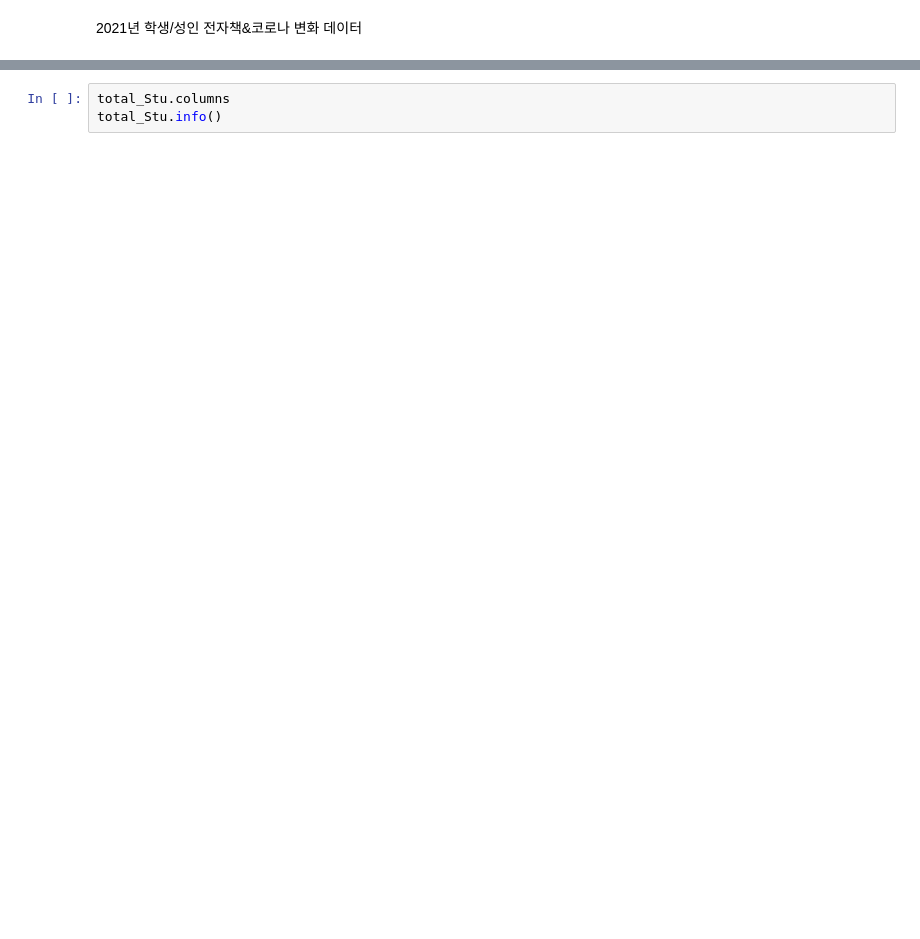
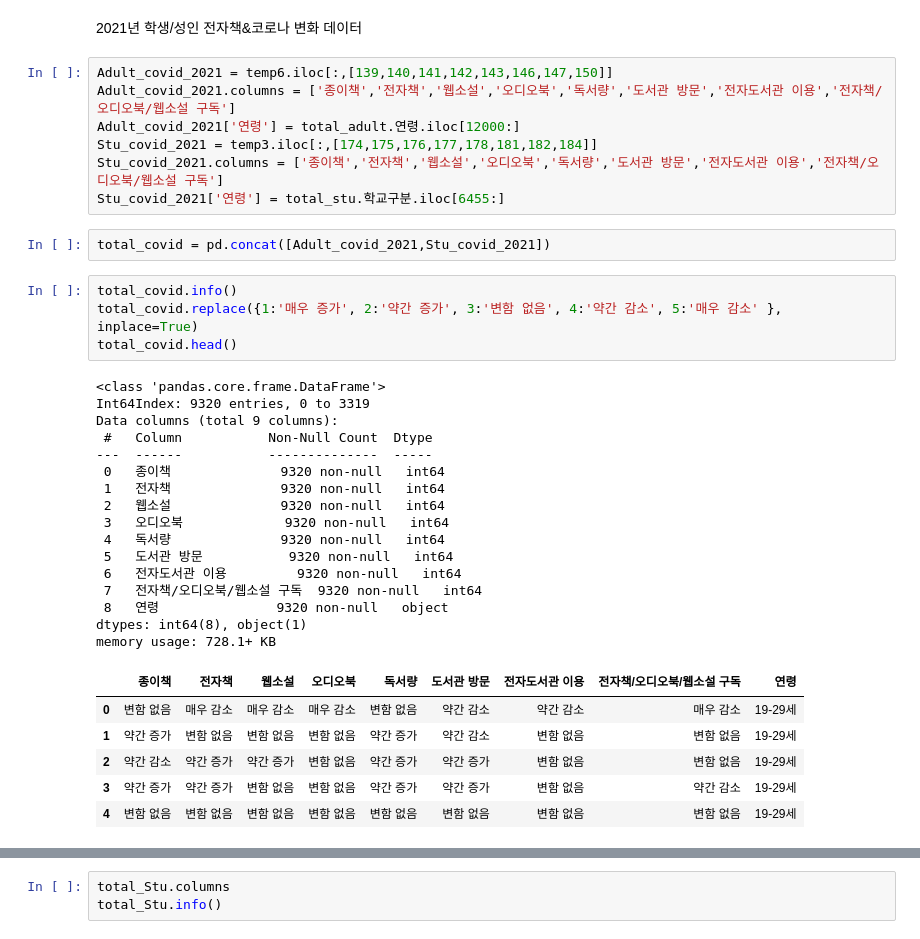
Before and after one commit to Yerial1125/semi_project, a Jupyter notebook: E조_세미프로젝트.ipynb, the cells around one changed output, grey strips where cells are left out. Saved outputs shown, nothing was run; the diff lists cells and outputs as text; blank space fills up the shorter version.

```diff
--- a/E조_세미프로젝트.ipynb
+++ b/E조_세미프로젝트.ipynb
@@ -377,3 +377,39 @@ total_adult.head()
 | 4 | 서울 | 19-29세 | 여 | 한 달에 한두 번 | 일 또는 학업 때문에 책읽을시간이 없어서 | 휴대전화,인터넷,텔레비전,게임 등 콘텐츠 이용 | 서점, 도서관 등에서 책을 직접 보고 | 인터넷의 책 소개, 광고 | 도서관 대여 | 직접 구입 | ... |
 # %% [markdown]
 2021년 학생/성인 전자책&코로나 변화 데이터
+# %%
+Adult_covid_2021 = temp6.iloc[:,[139,140,141,142,143,146,147,150]]
+Adult_covid_2021.columns = ['종이책','전자책','웹소설','오디오북','독서량','도서관 방문','전자도서관 이용','전자책/오디오북/웹소설 구독']
+Adult_covid_2021['연령'] = total_adult.연령.iloc[12000:]
+Stu_covid_2021 = temp3.iloc[:,[174,175,176,177,178,181,182,184]]
+Stu_covid_2021.columns = ['종이책','전자책','웹소설','오디오북','독서량','도서관 방문','전자도서관 이용','전자책/오디오북/웹소설 구독']
+Stu_covid_2021['연령'] = total_stu.학교구분.iloc[6455:]
+# %%
+total_covid = pd.concat([Adult_covid_2021,Stu_covid_2021])
+# %%
+total_covid.info()
+total_covid.replace({1:'매우 증가', 2:'약간 증가', 3:'변함 없음', 4:'약간 감소', 5:'매우 감소' }, inplace=True)
+total_covid.head()
+# %% [output]
+<class 'pandas.core.frame.DataFrame'>
+Int64Index: 9320 entries, 0 to 3319
+Data columns (total 9 columns):
+ #   Column           Non-Null Count  Dtype
+---  ------           --------------  -----
+ 0   종이책              9320 non-null   int64
+ 1   전자책              9320 non-null   int64
+ 2   웹소설              9320 non-null   int64
+ 3   오디오북             9320 non-null   int64
+ 4   독서량              9320 non-null   int64
+ 5   도서관 방문           9320 non-null   int64
+ 6   전자도서관 이용         9320 non-null   int64
+ 7   전자책/오디오북/웹소설 구독  9320 non-null   int64
+ 8   연령               9320 non-null   object
+dtypes: int64(8), object(1)
+memory usage: 728.1+ KB
+|  | 종이책 | 전자책 | 웹소설 | 오디오북 | 독서량 | 도서관 방문 | 전자도서관 이용 | 전자책/오디오북/웹소설 구독 | 연령 |
+| 0 | 변함 없음 | 매우 감소 | 매우 감소 | 매우 감소 | 변함 없음 | 약간 감소 | 약간 감소 | 매우 감소 | 19-29세 |
+| 1 | 약간 증가 | 변함 없음 | 변함 없음 | 변함 없음 | 약간 증가 | 약간 감소 | 변함 없음 | 변함 없음 | 19-29세 |
+| 2 | 약간 감소 | 약간 증가 | 약간 증가 | 변함 없음 | 약간 증가 | 약간 증가 | 변함 없음 | 변함 없음 | 19-29세 |
+| 3 | 약간 증가 | 약간 증가 | 변함 없음 | 변함 없음 | 약간 증가 | 약간 증가 | 변함 없음 | 약간 감소 | 19-29세 |
+| 4 | 변함 없음 | 변함 없음 | 변함 없음 | 변함 없음 | 변함 없음 | 변함 없음 | 변함 없음 | 변함 없음 | 19-29세 |
```
Also changed, not shown: parts of 5 cells of this notebook.
